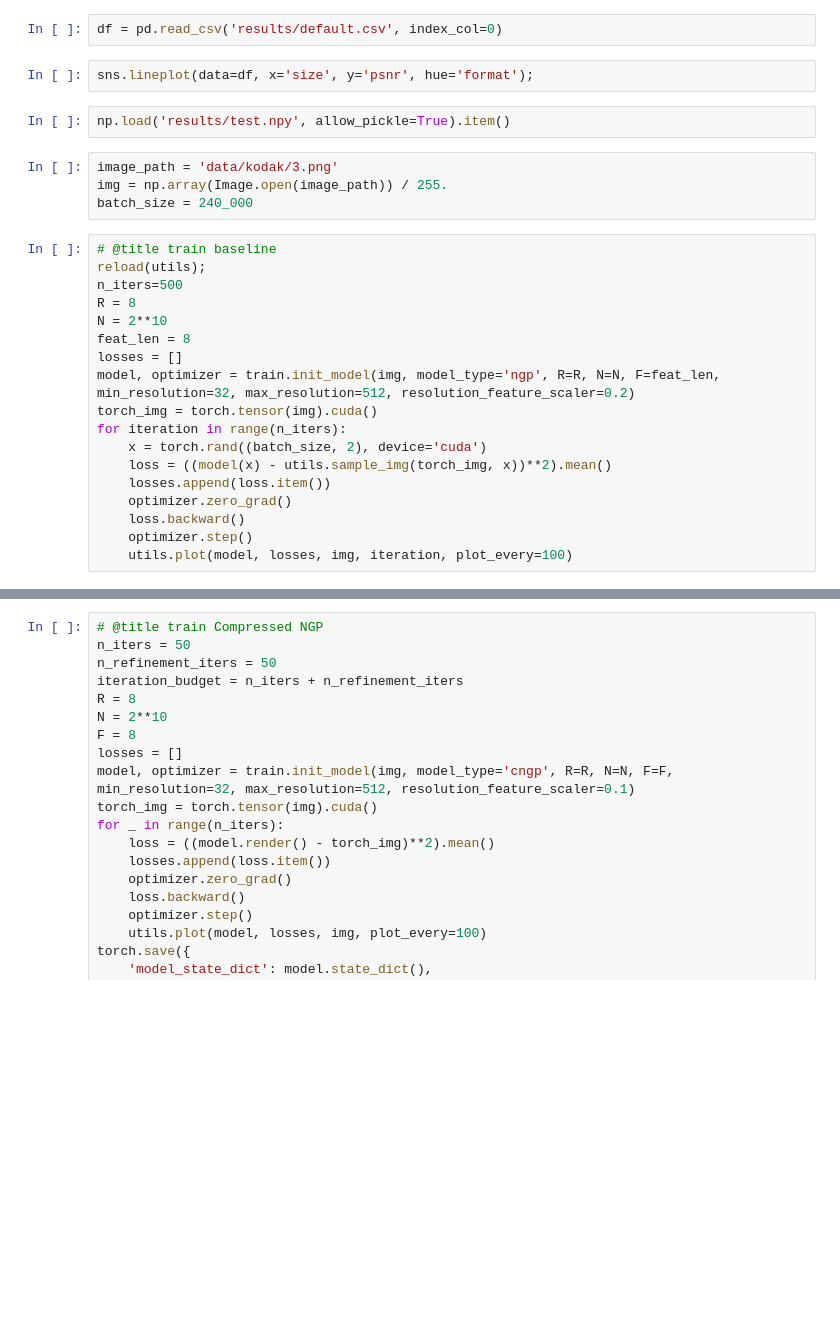
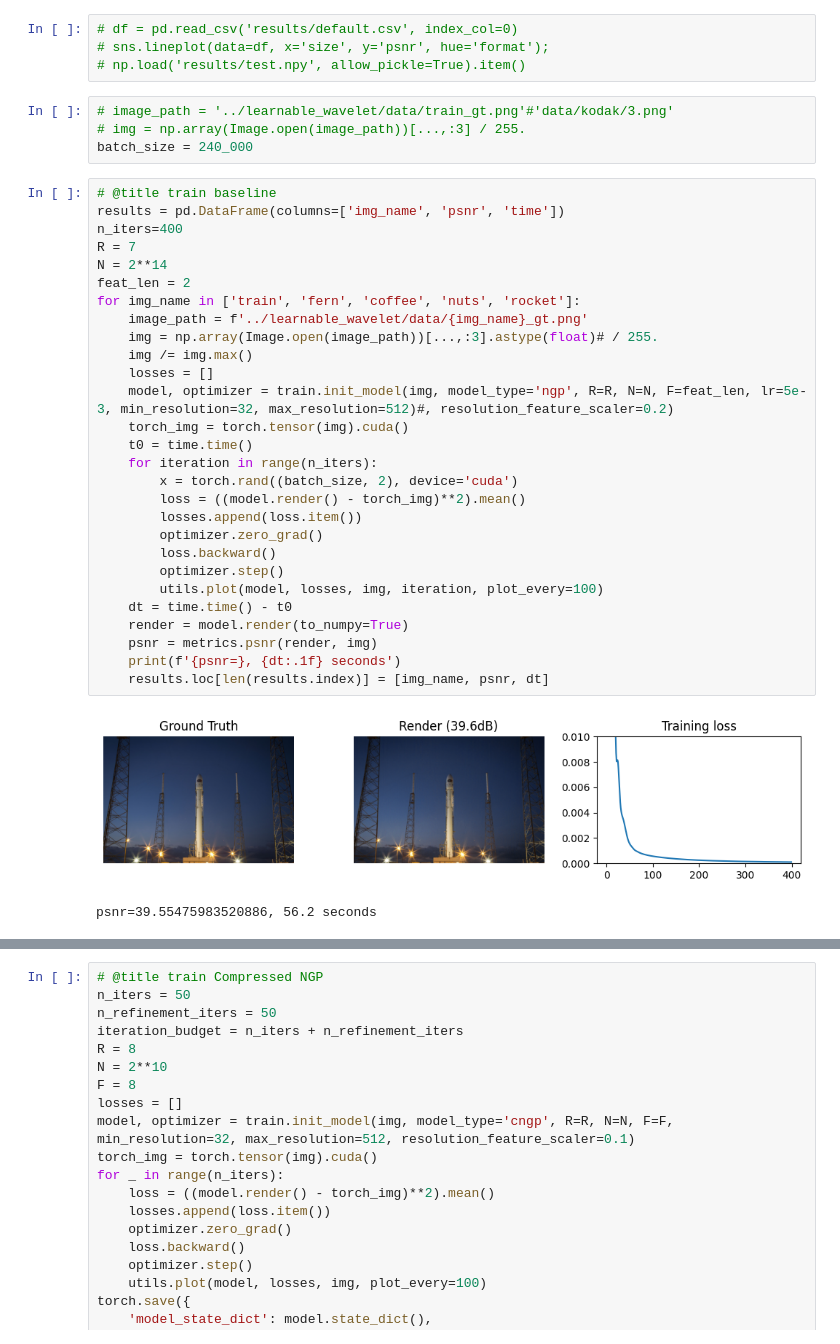
Before and after one commit to clintonjwang/learned-hash, a Jupyter notebook: scratchpad.ipynb, the cells around one changed output, grey strips where cells are left out. Drawn from its saved outputs; the diff is of its cells as text; blank space fills up the shorter version.

```diff
--- a/scratchpad.ipynb
+++ b/scratchpad.ipynb
@@ -49,28 +19,39 @@ Allowing ninja to set a default number of workers... (overridable by setting the
-# %%
-df = pd.read_csv('results/default.csv', index_col=0)
 # %%
-sns.lineplot(data=df, x='size', y='psnr', hue='format');
+# df = pd.read_csv('results/default.csv', index_col=0)
+# sns.lineplot(data=df, x='size', y='psnr', hue='format');
+# np.load('results/test.npy', allow_pickle=True).item()
-# %%
-np.load('results/test.npy', allow_pickle=True).item()
 # %%
-image_path = 'data/kodak/3.png'
-img = np.array(Image.open(image_path)) / 255.
+# image_path = '../learnable_wavelet/data/train_gt.png'#'data/kodak/3.png'
+# img = np.array(Image.open(image_path))[...,:3] / 255.
 batch_size = 240_000
 # %%
 # @title train baseline
-reload(utils);
-n_iters=500
-R = 8
-N = 2**10
-feat_len = 8
-losses = []
-model, optimizer = train.init_model(img, model_type='ngp', R=R, N=N, F=feat_len, min_resolution=32, max_resolution=512, resolution_feature_scaler=0.2)
-torch_img = torch.tensor(img).cuda()
-for iteration in range(n_iters):
-    x = torch.rand((batch_size, 2), device='cuda')
-    loss = ((model(x) - utils.sample_img(torch_img, x))**2).mean()
-    losses.append(loss.item())
-    optimizer.zero_grad()
-    loss.backward()
-    optimizer.step()
-    utils.plot(model, losses, img, iteration, plot_every=100)
+results = pd.DataFrame(columns=['img_name', 'psnr', 'time'])
+n_iters=400
+R = 7
+N = 2**14
+feat_len = 2
+for img_name in ['train', 'fern', 'coffee', 'nuts', 'rocket']:
+    image_path = f'../learnable_wavelet/data/{img_name}_gt.png'
+    img = np.array(Image.open(image_path))[...,:3].astype(float)# / 255.
+    img /= img.max()
+    losses = []
+    model, optimizer = train.init_model(img, model_type='ngp', R=R, N=N, F=feat_len, lr=5e-3, min_resolution=32, max_resolution=512)#, resolution_feature_scaler=0.2)
+    torch_img = torch.tensor(img).cuda()
+    t0 = time.time()
+    for iteration in range(n_iters):
+        x = torch.rand((batch_size, 2), device='cuda')
+        loss = ((model.render() - torch_img)**2).mean()
+        losses.append(loss.item())
+        optimizer.zero_grad()
+        loss.backward()
+        optimizer.step()
+        utils.plot(model, losses, img, iteration, plot_every=100)
+    dt = time.time() - t0
+    render = model.render(to_numpy=True)
+    psnr = metrics.psnr(render, img)
+    print(f'{psnr=}, {dt:.1f} seconds')
+    results.loc[len(results.index)] = [img_name, psnr, dt]
+# %% [output]
+[figure, added]
+psnr=39.55475983520886, 56.2 seconds
```
Also changed, not shown: parts of 7 cells of this notebook, 7 other files.
